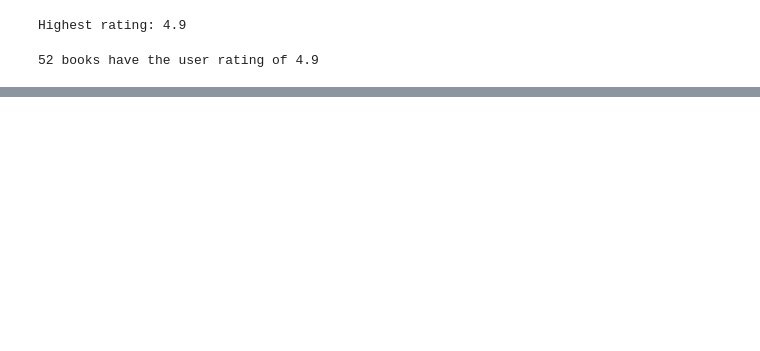
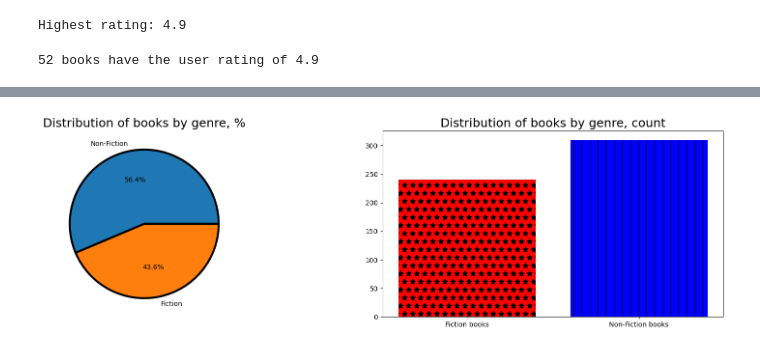
Before and after one commit to InSmartGroup/GoIT_Python_Course, a Jupyter notebook: Data_Science/Homeworks/homework_2/homework_2_part_3.ipynb, the cells around one changed output, grey strips where cells are left out. Cells and saved outputs as stored; diff of their text form; code cells hidden in the pictures; blank space fills up the shorter version.

```diff
--- a/Data_Science/Homeworks/homework_2/homework_2_part_3.ipynb
+++ b/Data_Science/Homeworks/homework_2/homework_2_part_3.ipynb
@@ -86,0 +248,19 @@ print(f"{df[df.user_rating == 4.9].shape[0]} books have the user rating of {df["
+# %%
+plt.figure(figsize=(20, 5))
+
+plt.subplot(121)
+plt.title("Distribution of books by genre, %", fontsize=18, loc="center")
+plt.pie(df["genre"].value_counts(), labels=["Non-Fiction", "Fiction"], autopct="%.1f%%", wedgeprops={"edgecolor": "black", "linewidth": 3})
+
+plt.subplot(122)
+# define the number of fiction and non-fiction books
+fiction_books = len(df[df["genre"] == "Fiction"])
+non_fiction_books = len(df[df["genre"] == "Non Fiction"])
+
+plt.title("Distribution of books by genre, count", fontsize=18, loc="center")
+plt.bar(x="Fiction books", height=fiction_books, color="red", hatch="*")
+plt.bar(x="Non-Fiction books", height=non_fiction_books, color="blue", hatch="|")
+
+plt.show()
+# %% [output]
+[figure, added]
```
Also changed, not shown: parts of 18 cells of this notebook, 3 other files.
